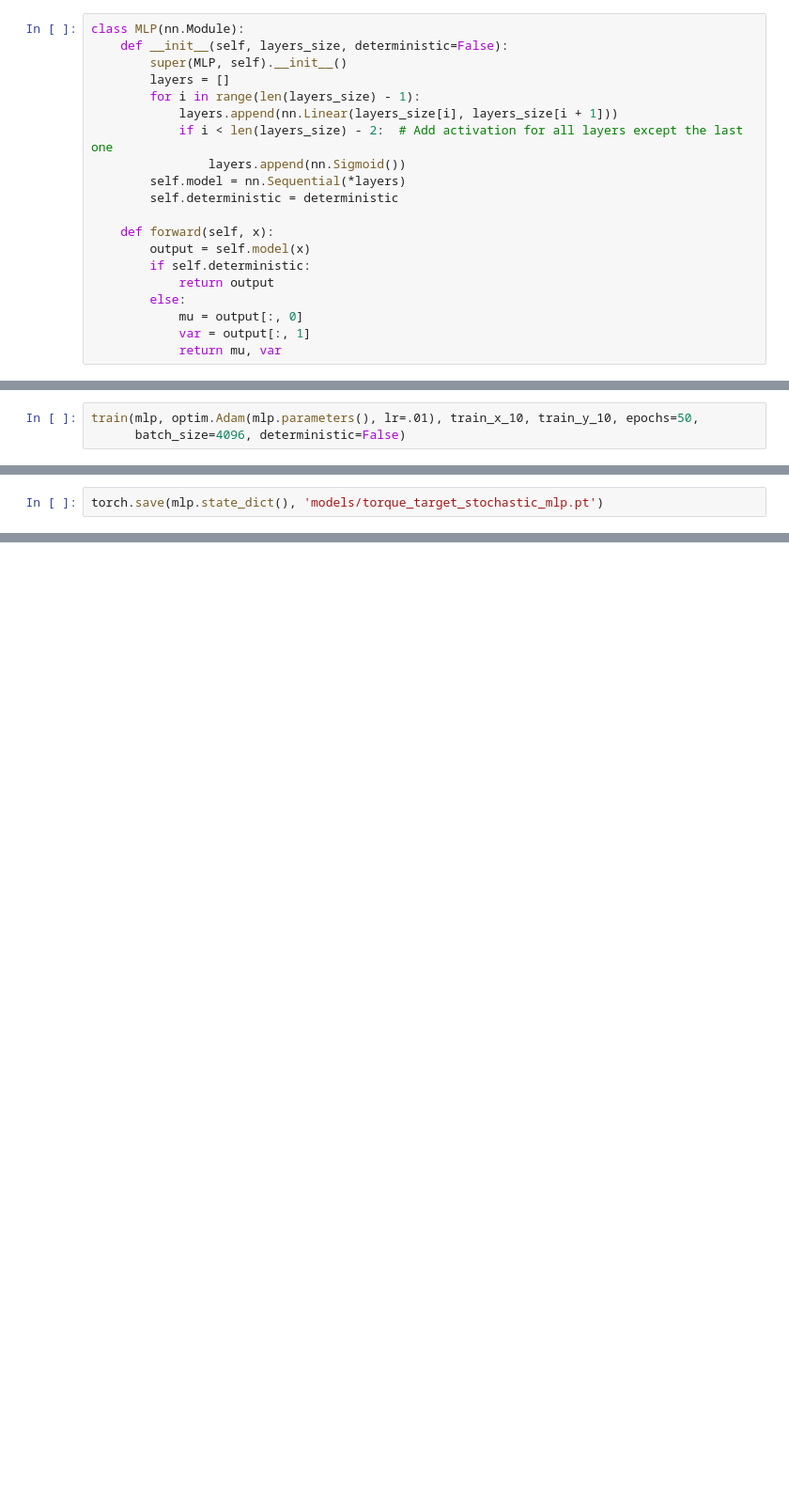
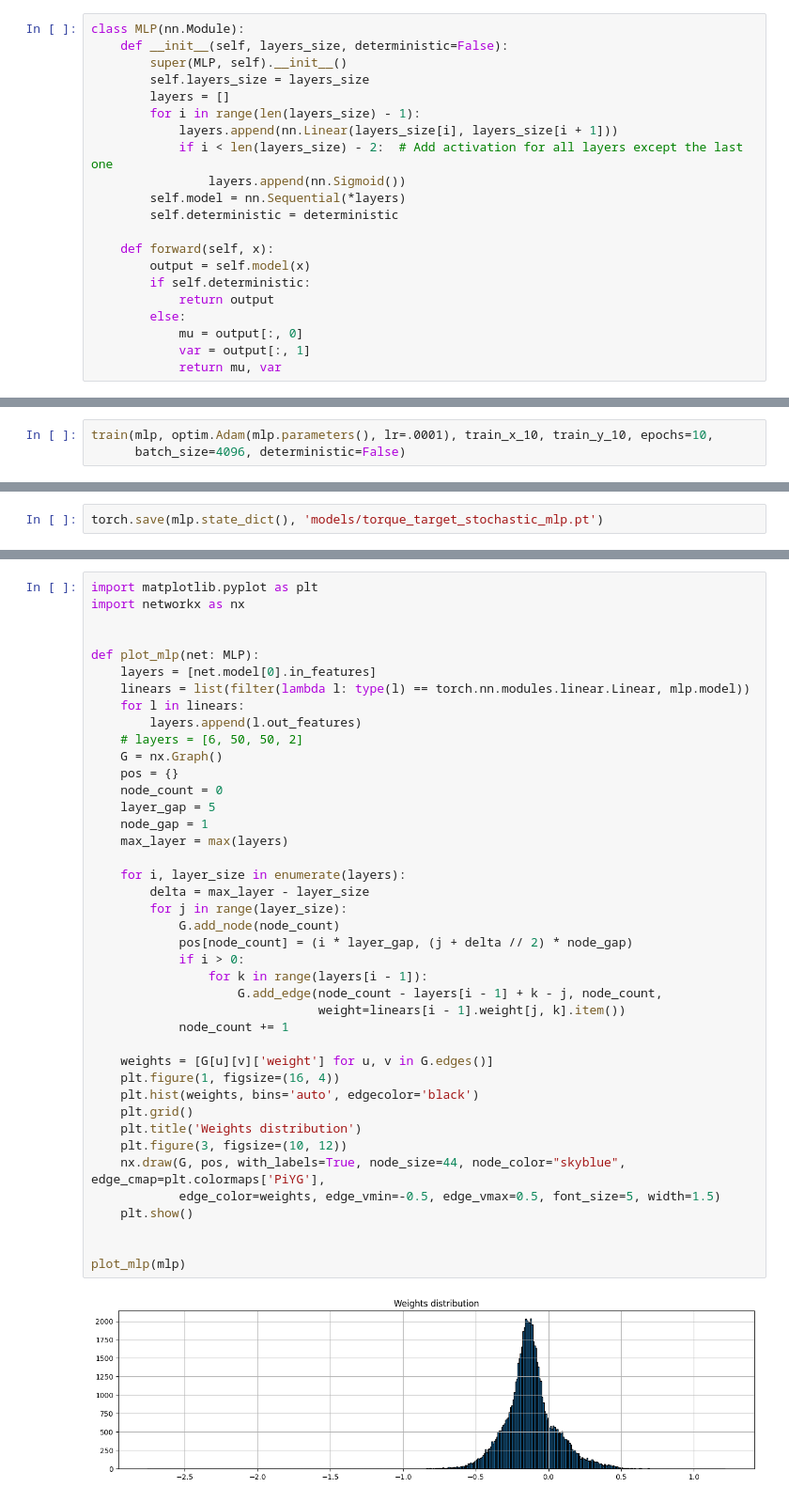
Before and after one commit to MrPio/PHM_North_America_2024_Challenge, a Jupyter notebook: 2-Torque_Target_Regression_Stochastic.ipynb, the cells around one changed output, grey strips where cells are left out. Shown at 94% size. Cells and saved outputs as stored; diff of their text form; blank space fills up the shorter version.

```diff
--- a/2-Torque_Target_Regression_Stochastic.ipynb
+++ b/2-Torque_Target_Regression_Stochastic.ipynb
@@ -168,6 +220,7 @@ for i in range(10):
 class MLP(nn.Module):
     def __init__(self, layers_size, deterministic=False):
         super(MLP, self).__init__()
+        self.layers_size = layers_size
         layers = []
         for i in range(len(layers_size) - 1):
             layers.append(nn.Linear(layers_size[i], layers_size[i + 1]))
@@ -187,5 +240,5 @@ class MLP(nn.Module):
 # %%
 mlp = MLP([6, 256, 256, 2], deterministic=False).to(device)
 # %%
-train(mlp, optim.Adam(mlp.parameters(), lr=.01), train_x_10, train_y_10, epochs=50,
+train(mlp, optim.Adam(mlp.parameters(), lr=.0001), train_x_10, train_y_10, epochs=10,
       batch_size=4096, deterministic=False)
@@ -211,0 +265,43 @@ torch.save(mlp.state_dict(), 'models/torque_target_stochastic_mlp.pt')
+# %%
+import matplotlib.pyplot as plt
+import networkx as nx
+
+
+def plot_mlp(net: MLP):
+    layers = [net.model[0].in_features]
+    linears = list(filter(lambda l: type(l) == torch.nn.modules.linear.Linear, mlp.model))
+    for l in linears:
+        layers.append(l.out_features)
+    # layers = [6, 50, 50, 2]
+    G = nx.Graph()
+    pos = {}
+    node_count = 0
+    layer_gap = 5
+    node_gap = 1
+    max_layer = max(layers)
+
+    for i, layer_size in enumerate(layers):
+        delta = max_layer - layer_size
+        for j in range(layer_size):
+            G.add_node(node_count)
+            pos[node_count] = (i * layer_gap, (j + delta // 2) * node_gap)
+            if i > 0:
+                for k in range(layers[i - 1]):
+                    G.add_edge(node_count - layers[i - 1] + k - j, node_count,
+                               weight=linears[i - 1].weight[j, k].item())
+            node_count += 1
+
+    weights = [G[u][v]['weight'] for u, v in G.edges()]
+    plt.figure(1, figsize=(16, 4))
+    plt.hist(weights, bins='auto', edgecolor='black')
+    plt.grid()
+    plt.title('Weights distribution')
+    plt.figure(3, figsize=(10, 12))
+    nx.draw(G, pos, with_labels=True, node_size=44, node_color="skyblue", edge_cmap=plt.colormaps['PiYG'],
+            edge_color=weights, edge_vmin=-0.5, edge_vmax=0.5, font_size=5, width=1.5)
+    plt.show()
+
+
+plot_mlp(mlp)
+# %% [output]
+[figure, added]
```
Also changed, not shown: parts of 12 cells of this notebook, 4 other files.
